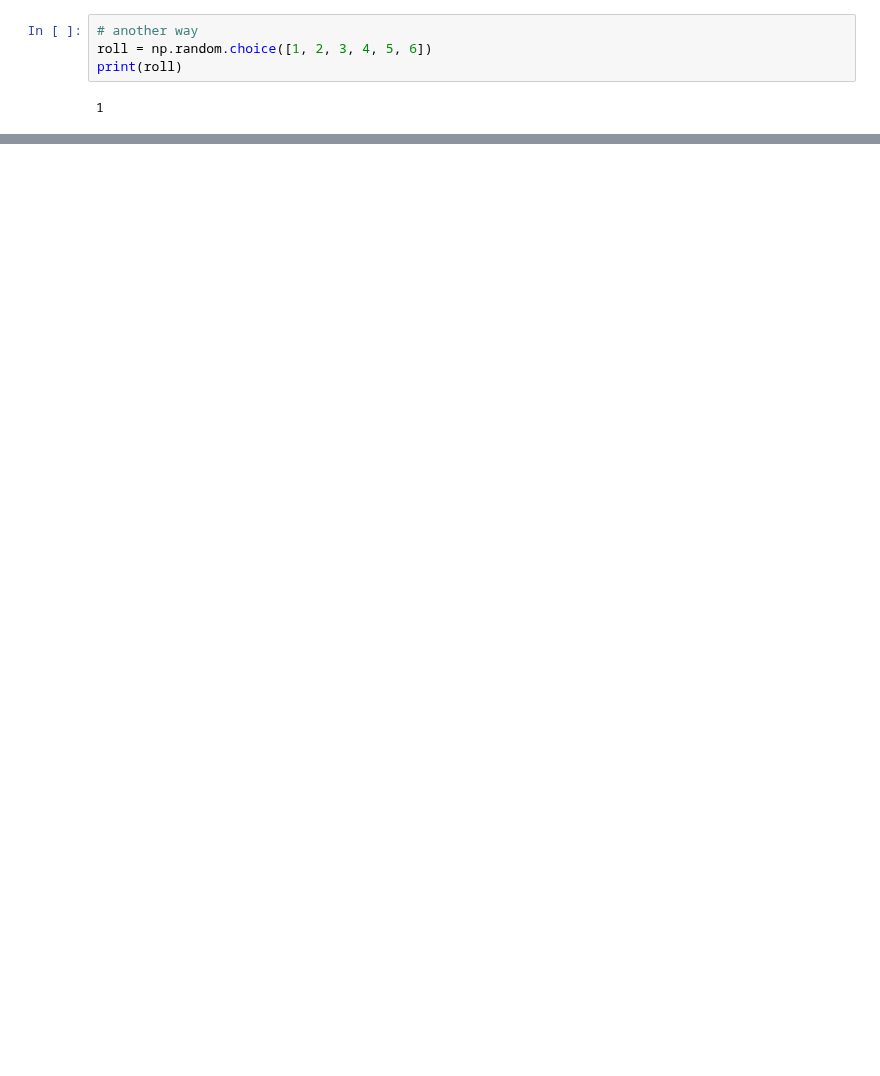
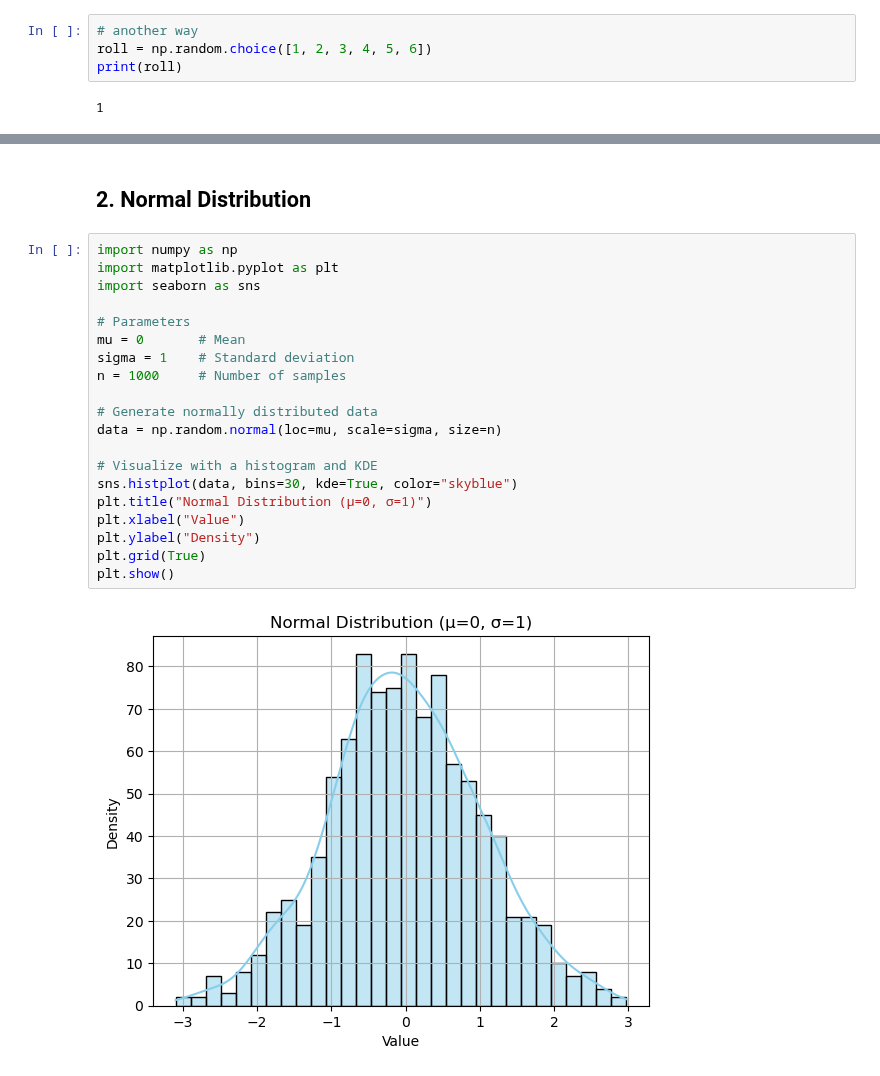
Before and after one commit to nyguerrillagirl/1000-days-of-code, a Jupyter notebook: src/python_projects/datascience_workbook/anaconda_projects/probablity_distributions.ipynb, the cells around one changed output, grey strips where cells are left out. Saved outputs shown, nothing was run; the diff lists cells and outputs as text; blank space fills up the shorter version.

```diff
--- a/src/python_projects/datascience_workbook/anaconda_projects/probablity_distributions.ipynb
+++ b/src/python_projects/datascience_workbook/anaconda_projects/probablity_distributions.ipynb
@@ -67,0 +92,24 @@ print(roll)
+# %% [markdown]
+## 2. Normal Distribution
+# %%
+import numpy as np
+import matplotlib.pyplot as plt
+import seaborn as sns
+
+# Parameters
+mu = 0       # Mean
+sigma = 1    # Standard deviation
+n = 1000     # Number of samples
+
+# Generate normally distributed data
+data = np.random.normal(loc=mu, scale=sigma, size=n)
+
+# Visualize with a histogram and KDE
+sns.histplot(data, bins=30, kde=True, color="skyblue")
+plt.title("Normal Distribution (μ=0, σ=1)")
+plt.xlabel("Value")
+plt.ylabel("Density")
+plt.grid(True)
+plt.show()
+# %% [output]
+[figure, added]
```
Also changed, not shown: parts of 8 cells of this notebook, 4 other files.
